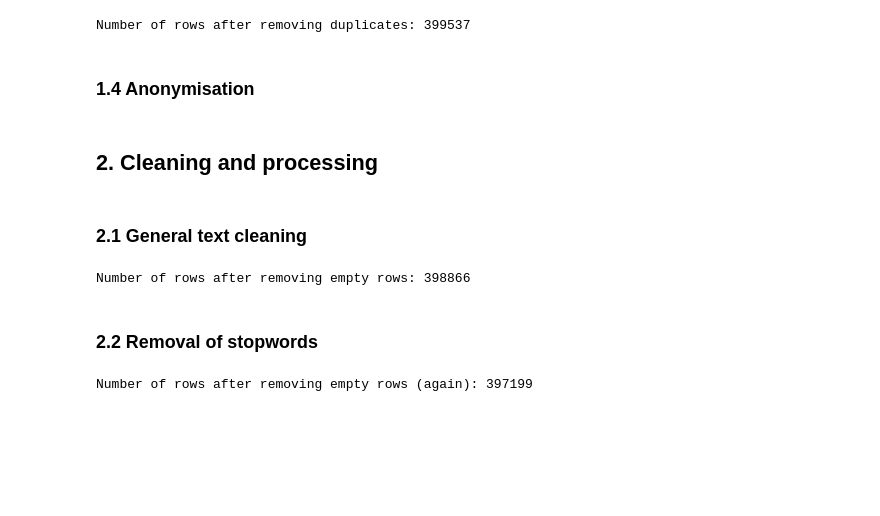
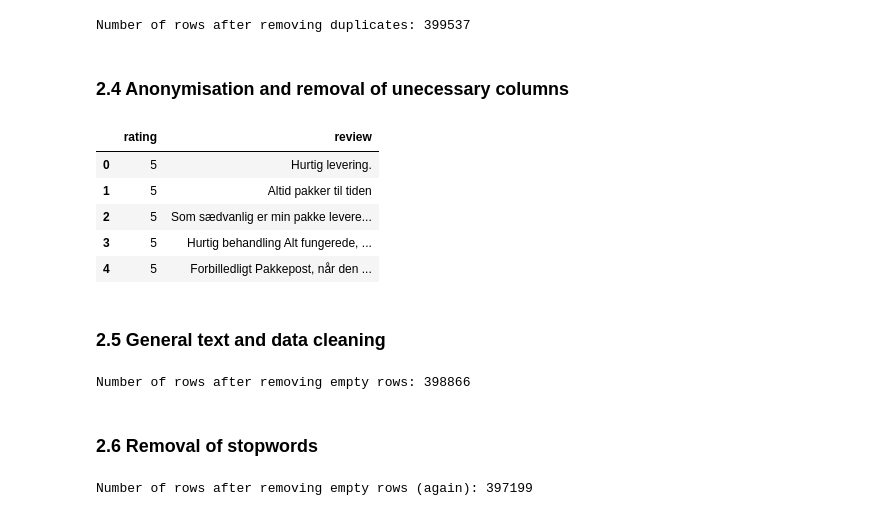
Before and after one commit to agnesbn/PostNord_project, a Jupyter notebook: notebooks/preprocessing.ipynb, the cells around one changed output. Drawn from its saved outputs; the diff is of its cells as text; code cells hidden in the pictures; blank space fills up the shorter version.

```diff
--- a/notebooks/preprocessing.ipynb
+++ b/notebooks/preprocessing.ipynb
@@ -103,14 +135,21 @@ print(f"Number of rows after removing duplicates: {len(df)}")
 # %% [output]
 Number of rows after removing duplicates: 399537
 # %% [markdown]
-### 1.4 Anonymisation
+### 2.4 Anonymisation and removal of unecessary columns
 # %%
 # drop any columns with 'personfølsom data'
-df = df.drop(columns=['name', 'date', 'profile_link', 'header', 'text', 'order', 'review_count'])
+df = df.drop(columns=['name', 'date', 'profile_link', 'header', 'text', 'order', 'review_count', 'length'])
-# %% [markdown]
-## 2. Cleaning and processing
+# %%
+df.head()
+# %% [output]
+|  | rating | review |
+| 0 | 5 | Hurtig levering. |
+| 1 | 5 | Altid pakker til tiden |
+| 2 | 5 | Som sædvanlig er min pakke levere... |
+| 3 | 5 | Hurtig behandling Alt fungerede, ... |
+| 4 | 5 | Forbilledligt Pakkepost, når den ... |
 # %% [markdown]
-### 2.1 General text cleaning
+### 2.5 General text and data cleaning
 # %%
 clean_review = []
 
@@ -139,7 +178,7 @@ print("Number of rows after removing empty rows:", len(df))
 # %% [output]
 Number of rows after removing empty rows: 398866
 # %% [markdown]
-### 2.2 Removal of stopwords
+### 2.6 Removal of stopwords
 # %%
 # get Danish stopword list from Github
 url = "https://gist.githubusercontent.com/berteltorp/0cf8a0c7afea7f25ed754f24cfc2467b/raw/fa34ef448aff6adbb4b6bab9bda62a8b0f1ee597/stopord.txt"
```
Also changed, not shown: parts of 13 cells of this notebook.
